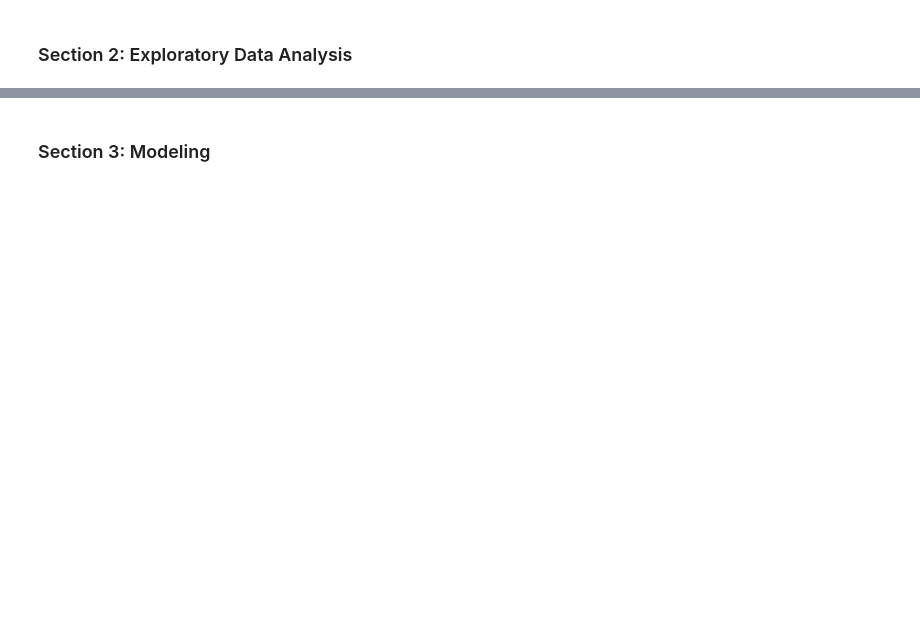
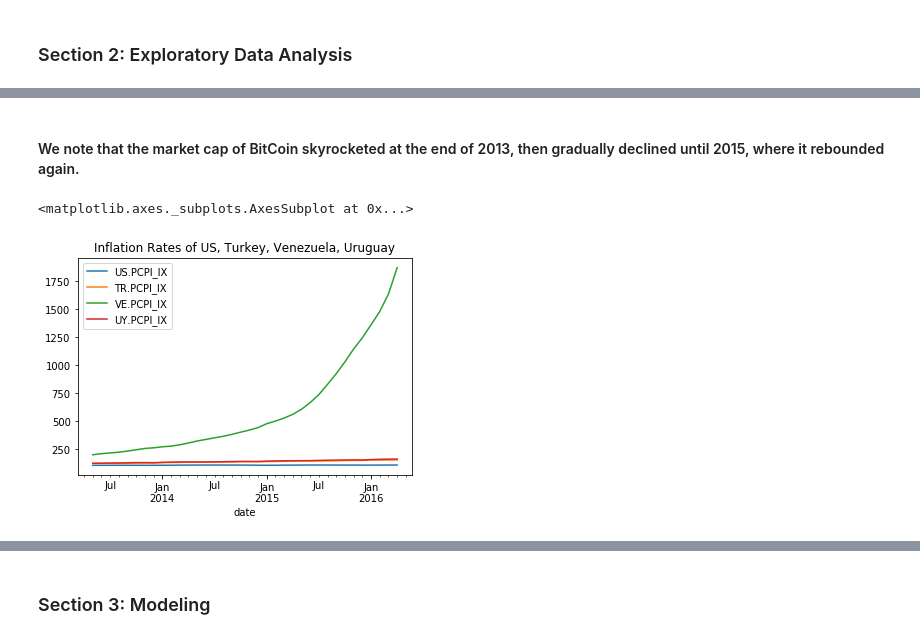
Before and after one commit to bakitybacon/cryptoeconomics, a Jupyter notebook: 340termproject.ipynb, the cells around one changed output, grey strips where cells are left out. Saved outputs shown, nothing was run; the diff lists cells and outputs as text; code cells hidden in the pictures; blank space fills up the shorter version.

```diff
--- a/340termproject.ipynb
+++ b/340termproject.ipynb
@@ -129,2 +108,6 @@ combined
+# %%
+for country in countries:
+    for metric in metrics:
+        combined[country+"."+metric] = pd.to_numeric(combined[country+"."+metric])
 # %% [markdown]
 ### Section 2: Exploratory Data Analysis
@@ -130,0 +119,10 @@ combined
+# %% [markdown]
+#### We note that the market cap of BitCoin skyrocketed at the end of 2013, then gradually declined until 2015, where it rebounded again.
+# %%
+ax = combined.plot(x='date',y='US.PCPI_IX')
+combined.plot(x='date',y='TR.PCPI_IX', ax=ax)
+combined.plot(x='date',y='VE.PCPI_IX', ax=ax)
+combined.plot(x='date',y='UY.PCPI_IX', ax=ax, title="Inflation Rates of US, Turkey, Venezuela, Uruguay")
+# %% [output]
+<matplotlib.axes._subplots.AxesSubplot at 0x...>
+[figure, added]
```
Also changed, not shown: parts of 9 cells of this notebook.
